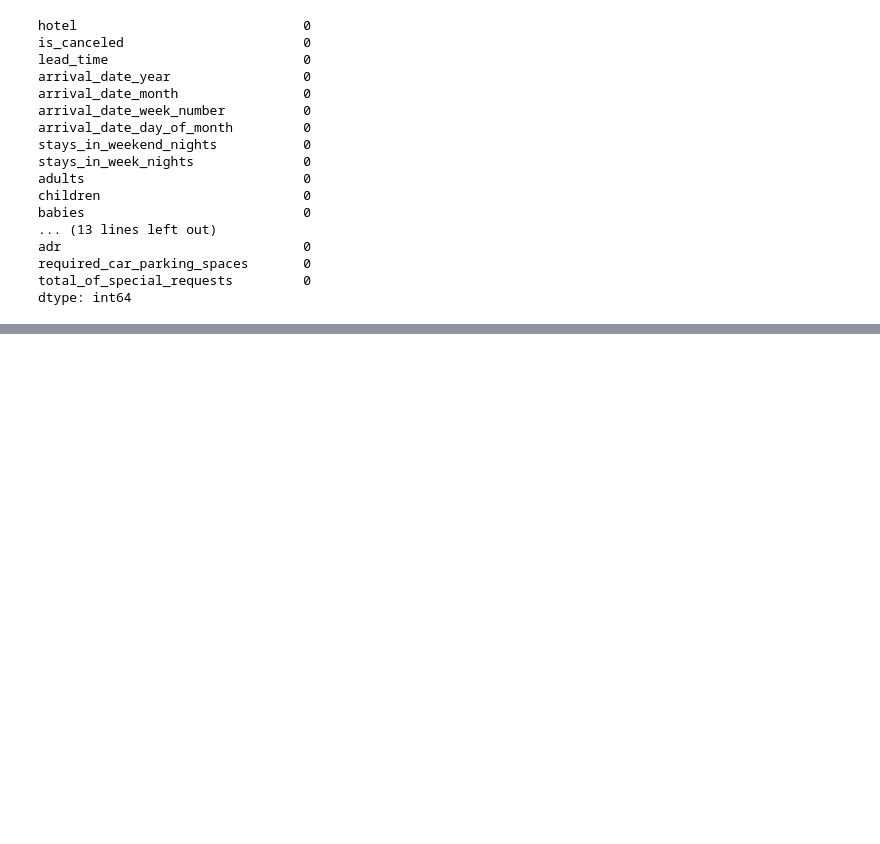
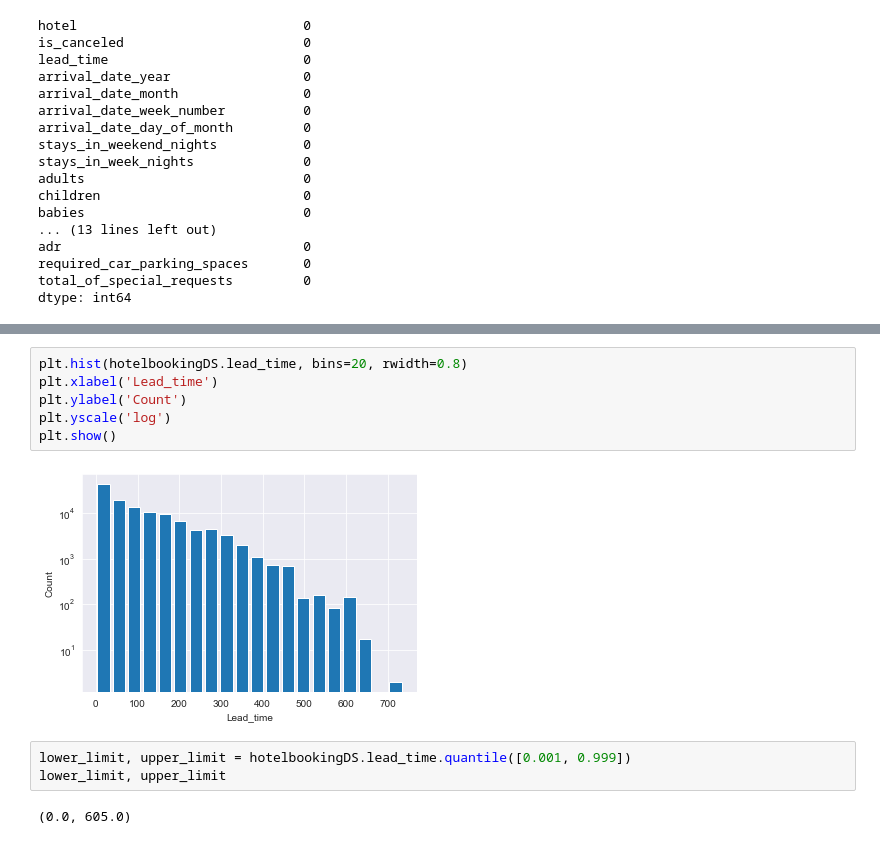
Before and after one commit to LeandThaqi/Pergatitja-VizualizimiITeDhenave, a Jupyter notebook: HotelBookingPreProcessing.ipynb, the cells around one changed output, grey strips where cells are left out. Cells and saved outputs as stored; diff of their text form; blank space fills up the shorter version.

```diff
--- a/HotelBookingPreProcessing.ipynb
+++ b/HotelBookingPreProcessing.ipynb
@@ -311,0 +327,13 @@ dtype: int64
+# %%
+plt.hist(hotelbookingDS.lead_time, bins=20, rwidth=0.8)
+plt.xlabel('Lead_time')
+plt.ylabel('Count')
+plt.yscale('log')
+plt.show()
+# %% [output]
+[figure, added]
+# %%
+lower_limit, upper_limit = hotelbookingDS.lead_time.quantile([0.001, 0.999])
+lower_limit, upper_limit
+# %% [output]
+(0.0, 605.0)
```
Also changed, not shown: parts of 33 cells of this notebook, 5 other files.
